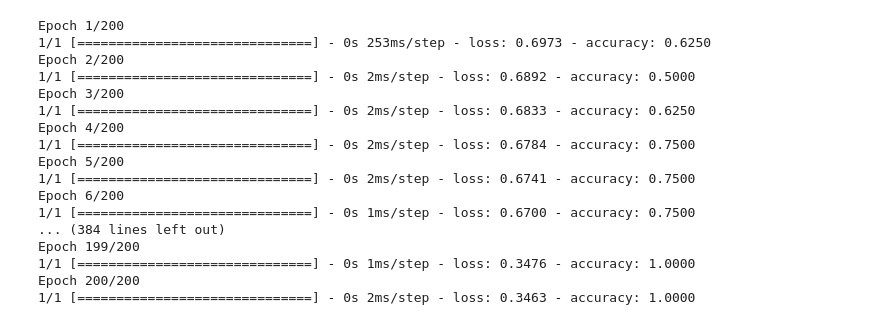
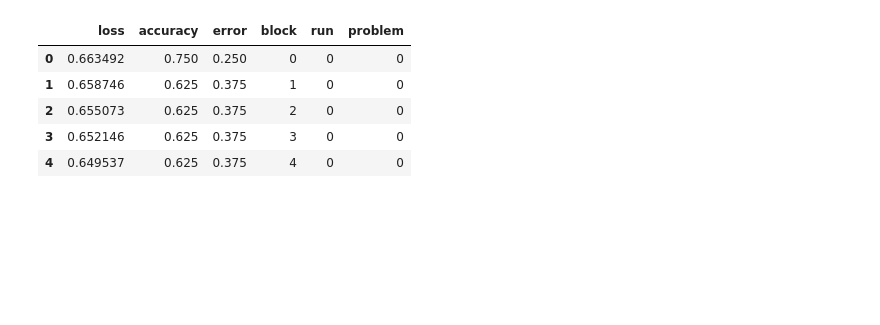
Before and after one commit to gureckis/keras_alcove, a Jupyter notebook: alcove_shj.ipynb, the cells around one changed output. Cells and saved outputs as stored; diff of their text form; code cells hidden in the pictures; blank space fills up the shorter version.

```diff
--- a/alcove_shj.ipynb
+++ b/alcove_shj.ipynb
@@ -25,20 +24,0 @@ model.compile(optimizer="rmsprop", loss="binary_crossentropy", metrics=["accurac
-# %%
-history = model.fit(stims, type1_labels, epochs=200, batch_size=8)
-# %% [output]
-Epoch 1/200
-1/1 [==============================] - 0s 253ms/step - loss: 0.6973 - accuracy: 0.6250
-Epoch 2/200
-1/1 [==============================] - 0s 2ms/step - loss: 0.6892 - accuracy: 0.5000
-Epoch 3/200
-1/1 [==============================] - 0s 2ms/step - loss: 0.6833 - accuracy: 0.6250
-Epoch 4/200
-1/1 [==============================] - 0s 2ms/step - loss: 0.6784 - accuracy: 0.7500
-Epoch 5/200
-1/1 [==============================] - 0s 2ms/step - loss: 0.6741 - accuracy: 0.7500
-Epoch 6/200
-1/1 [==============================] - 0s 1ms/step - loss: 0.6700 - accuracy: 0.7500
-... (384 lines left out)
-Epoch 199/200
-1/1 [==============================] - 0s 1ms/step - loss: 0.3476 - accuracy: 1.0000
-Epoch 200/200
-1/1 [==============================] - 0s 2ms/step - loss: 0.3463 - accuracy: 1.0000
@@ -50 +42,10 @@ res_df['error']=1.0-res_df['accuracy']
+# %%
+runs_df.head()
+# %% [output]
+|  | loss | accuracy | error | block | run | problem |
+| 0 | 0.663492 | 0.750 | 0.250 | 0 | 0 | 0 |
+| 1 | 0.658746 | 0.625 | 0.375 | 1 | 0 | 0 |
+| 2 | 0.655073 | 0.625 | 0.375 | 2 | 0 | 0 |
+| 3 | 0.652146 | 0.625 | 0.375 | 3 | 0 | 0 |
+| 4 | 0.649537 | 0.625 | 0.375 | 4 | 0 | 0 |
 # %%
```
Also changed, not shown: parts of 7 cells of this notebook.
